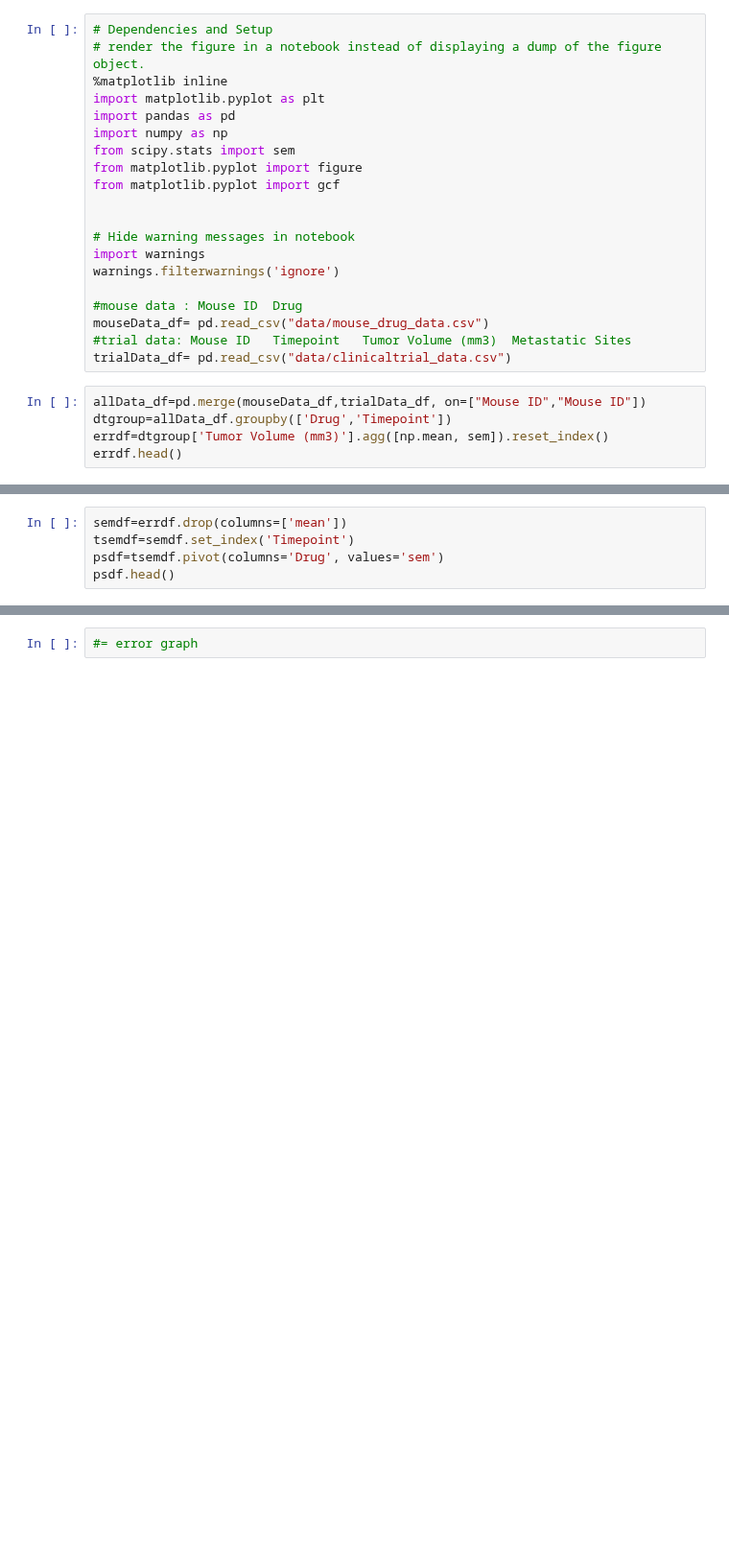
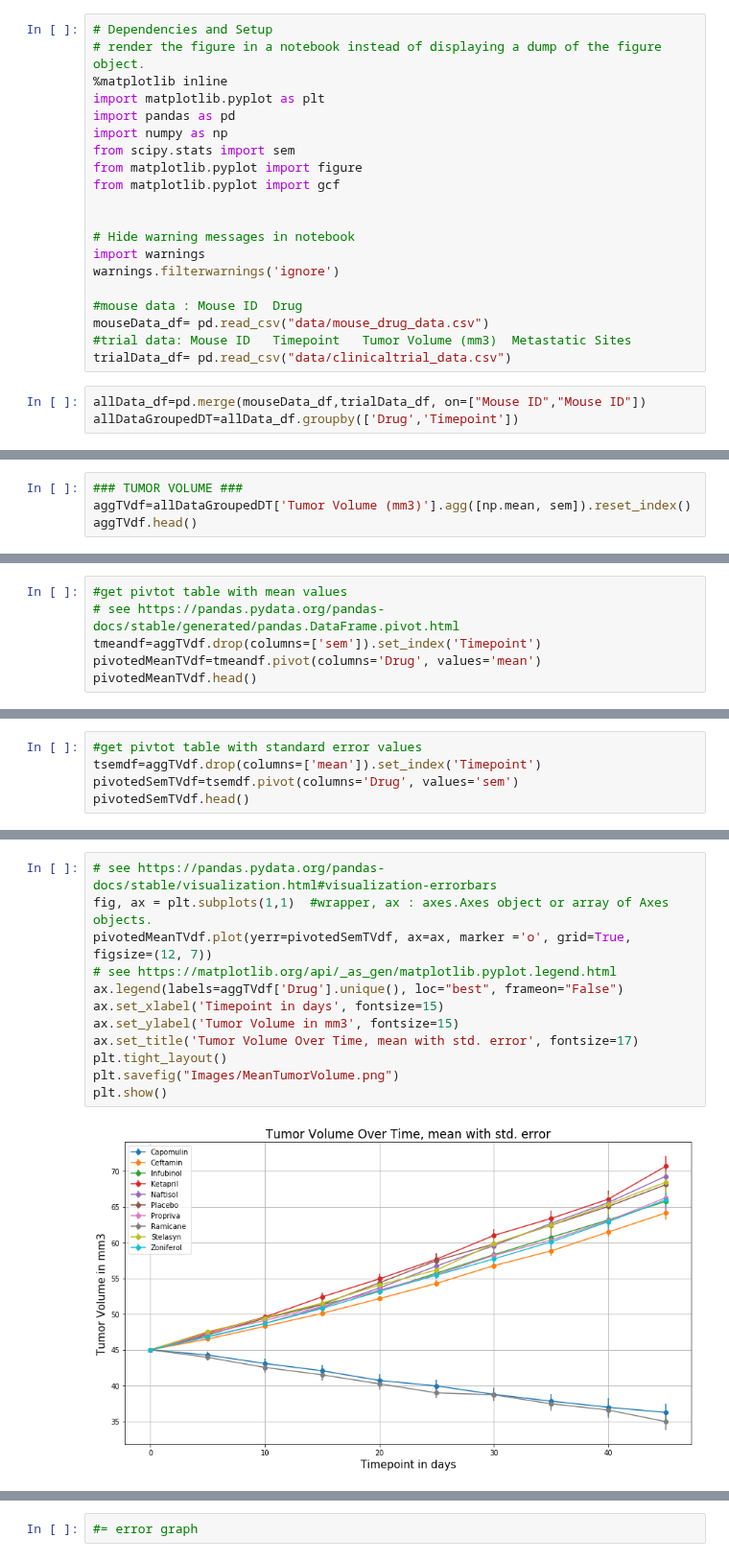
Before and after one commit to hvannia/Pymaceutical, a Jupyter notebook: pymaceuticals.ipynb, the cells around one changed output, grey strips where cells are left out. Shown at 96% size. Saved outputs shown, nothing was run; the diff lists cells and outputs as text; blank space fills up the shorter version.

```diff
--- a/pymaceuticals.ipynb
+++ b/pymaceuticals.ipynb
@@ -20,6 +20,4 @@ mouseData_df= pd.read_csv("data/mouse_drug_data.csv")
 trialData_df= pd.read_csv("data/clinicaltrial_data.csv")
 # %%
 allData_df=pd.merge(mouseData_df,trialData_df, on=["Mouse ID","Mouse ID"])
-dtgroup=allData_df.groupby(['Drug','Timepoint'])
-errdf=dtgroup['Tumor Volume (mm3)'].agg([np.mean, sem]).reset_index()
-errdf.head()
+allDataGroupedDT=allData_df.groupby(['Drug','Timepoint'])
@@ -63,0 +24,4 @@ plt.xlabel="Time (Days)"
+# %%
+### TUMOR VOLUME ###
+aggTVdf=allDataGroupedDT['Tumor Volume (mm3)'].agg([np.mean, sem]).reset_index()
+aggTVdf.head()
@@ -63,0 +35,6 @@ plt.xlabel="Time (Days)"
+# %%
+#get pivtot table with mean values
+# see https://pandas.pydata.org/pandas-docs/stable/generated/pandas.DataFrame.pivot.html
+tmeandf=aggTVdf.drop(columns=['sem']).set_index('Timepoint')
+pivotedMeanTVdf=tmeandf.pivot(columns='Drug', values='mean')
+pivotedMeanTVdf.head()
@@ -64,8 +49,8 @@ plt.xlabel="Time (Days)"
 # %%
-semdf=errdf.drop(columns=['mean'])
-tsemdf=semdf.set_index('Timepoint')
-psdf=tsemdf.pivot(columns='Drug', values='sem')
-psdf.head()
+#get pivtot table with standard error values
+tsemdf=aggTVdf.drop(columns=['mean']).set_index('Timepoint')
+pivotedSemTVdf=tsemdf.pivot(columns='Drug', values='sem')
+pivotedSemTVdf.head()
 # %% [output]
 | Drug | Capomulin | Ceftamin | Infubinol | Ketapril | Naftisol | Placebo | Propriva | Ramicane | Stelasyn | ... |
 | Timepoint |  |  |  |  |  |  |  |  |  | ... |
@@ -74,3 +59,17 @@ psdf.head()
 | 10 | 0.702684 | 0.236144 | 0.282346 | 0.357421 | 0.319415 | 0.402064 | 0.376195 | 0.720225 | 0.433678 | ... |
 | 15 | 0.838617 | 0.332053 | 0.357705 | 0.580268 | 0.444378 | 0.614461 | 0.466109 | 0.770432 | 0.493261 | ... |
 | 20 | 0.909731 | 0.359482 | 0.476210 | 0.726484 | 0.595260 | 0.839609 | 0.555181 | 0.786199 | 0.621889 | ... |
+# %%
+# see https://pandas.pydata.org/pandas-docs/stable/visualization.html#visualization-errorbars
+fig, ax = plt.subplots(1,1)  #wrapper, ax : axes.Axes object or array of Axes objects.
+pivotedMeanTVdf.plot(yerr=pivotedSemTVdf, ax=ax, marker ='o', grid=True, figsize=(12, 7))
+# see https://matplotlib.org/api/_as_gen/matplotlib.pyplot.legend.html
+ax.legend(labels=aggTVdf['Drug'].unique(), loc="best", frameon="False")
+ax.set_xlabel('Timepoint in days', fontsize=15)
+ax.set_ylabel('Tumor Volume in mm3', fontsize=15)
+ax.set_title('Tumor Volume Over Time, mean with std. error', fontsize=17)
+plt.tight_layout()
+plt.savefig("Images/MeanTumorVolume.png")
+plt.show()
+# %% [output]
+[figure, added]
```
Also changed, not shown: parts of 11 cells of this notebook.
